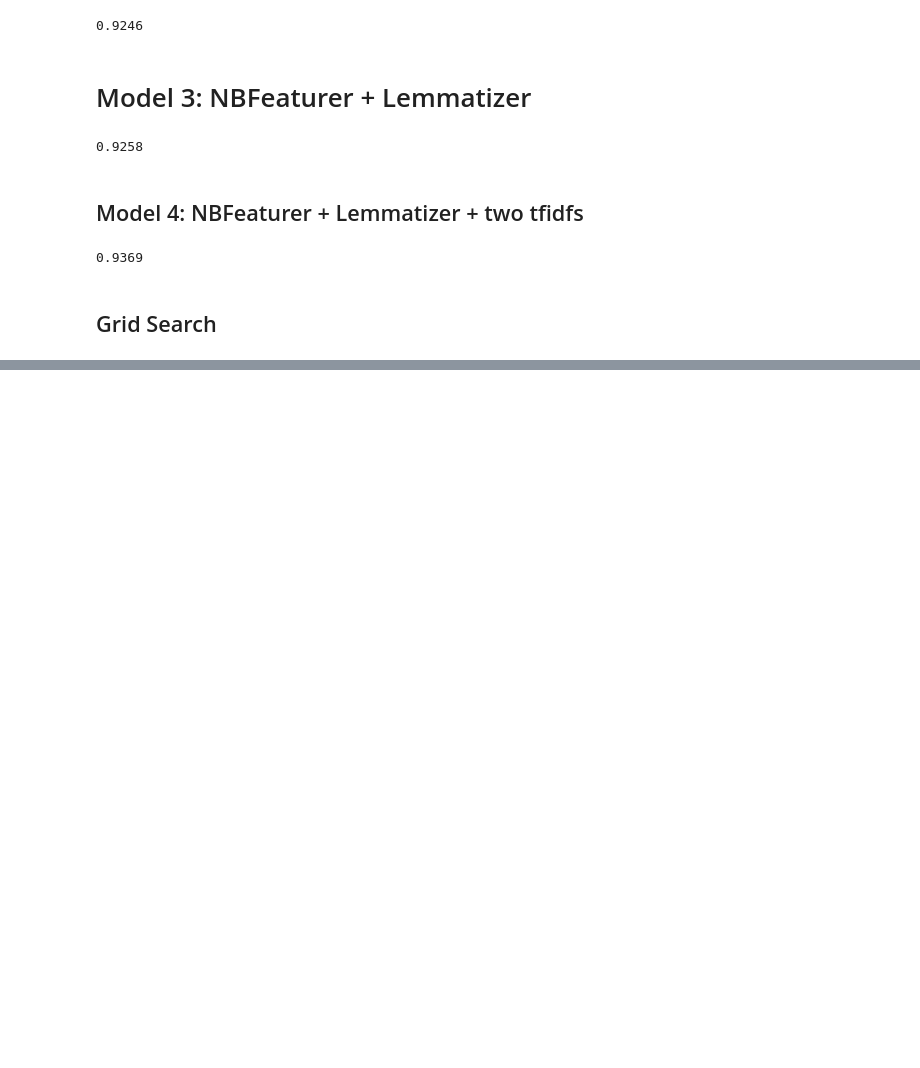
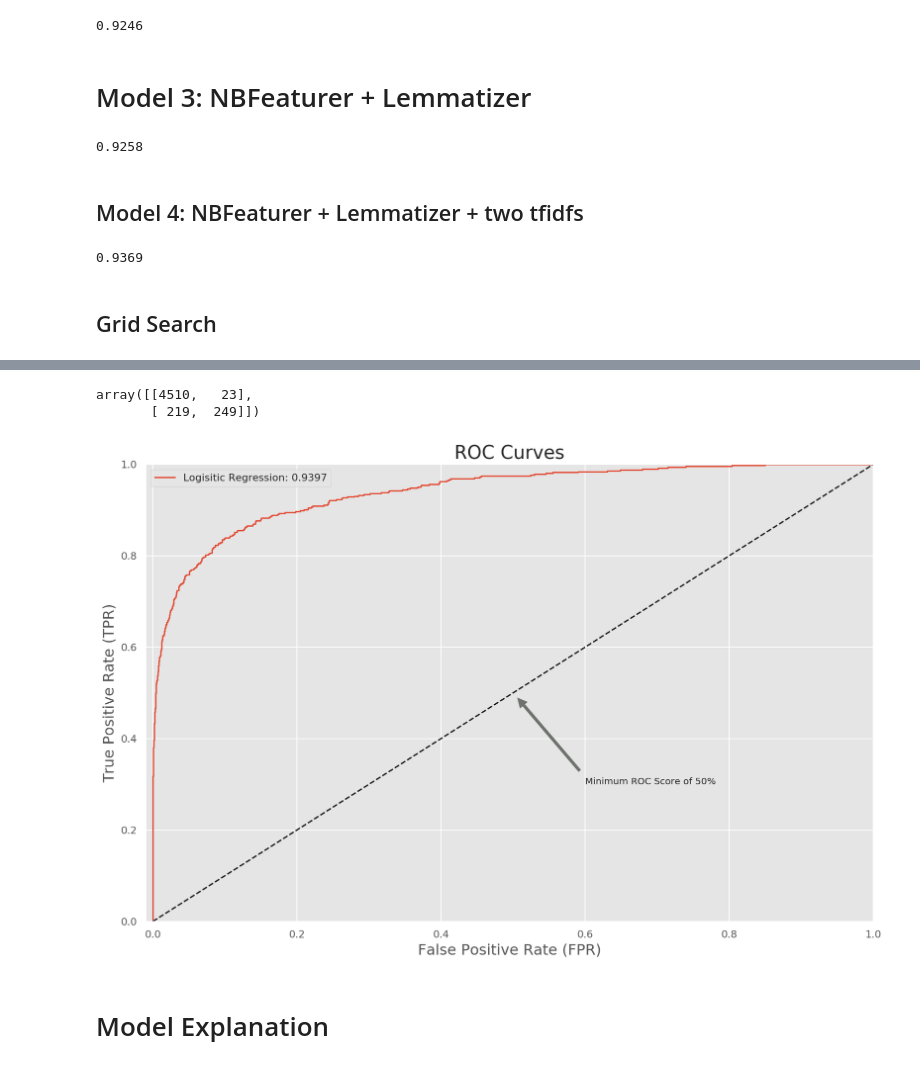
Before and after one commit to bhishanpdl/Project_Toxic_Comments, a Jupyter notebook: notebooks/a03_text_data_modelling_logistic_regression.ipynb, the cells around one changed output, grey strips where cells are left out. Drawn from its saved outputs; the diff is of its cells as text; code cells hidden in the pictures; blank space fills up the shorter version.

Commit message:
added model explanation

```diff
--- a/notebooks/a03_text_data_modelling_logistic_regression.ipynb
+++ b/notebooks/a03_text_data_modelling_logistic_regression.ipynb
@@ -361,10 +379,11 @@ cvs.mean().round(4)
 param_grid = [{
     'wc_tfidfs__tfidf_w__max_features': [2500],
     'wc_tfidfs__tfidf_c__stop_words': [2500, 5000],
-    'lr__C': [3.],
+    'lr__C': [0.01, 0.1, 1.0, 2.0, 3.],
 }]
 
 grid = GridSearchCV(p, cv=cv, n_jobs=n_jobs, param_grid=param_grid, scoring=scoring,
                             return_train_score=False, verbose=0)
 grid.fit(Xtrain, ytrain)
+grid.best_params_
 # %% [output]
@@ -392,8 +397,8 @@ param_grid = [{
     'lr__C': [1., 3., 4.],
 }]
 
-grid = RandomizedSearchCV(p, cv=cv, n_jobs=n_jobs, param_distributions=param_grid[0], n_iter=1,
+grid = RandomizedSearchCV(p, cv=cv, n_jobs=n_jobs, param_distributions=param_grid[0], n_iter=5,
                           scoring=scoring, return_train_score=False, verbose=1)
 grid.fit(Xtrain, ytrain)
-grid.cv_results_
+grid.best_params_
 # %% [output]
@@ -435,0 +443,24 @@ grid.best_params_
+# %%
+Xtest = df_train.loc[5000:10_000, 'comment_text'].to_numpy()
+ytest = df_train.loc[5000:10_000, 'toxic'].to_numpy()
+# %%
+max_features = 2500
+lm = Lemmatizer()
+tfidf_w = TfidfVectorizer(max_features=max_features, analyzer='word')
+tfidf_c = TfidfVectorizer(max_features=max_features, analyzer='char',stop_words=2500)
+lr = LogisticRegression(C=3.0,solver='lbfgs')
+nb = NBFeaturer(1)
+
+p = Pipeline([
+    ('lm', lm),
+    ('wc_tfidfs',
+         FeatureUnion([
+            ('tfidf_w', tfidf_w),
+            ('tfidf_c', tfidf_c),
+         ])
+    ),
+    ('nb', nb),
+    ('lr', lr)
+])
+
+p.fit(Xtrain,ytrain);
@@ -435,0 +502,7 @@ grid.best_params_
+# %%
+from sklearn.metrics import confusion_matrix
+
+confusion_matrix(ytest, ypreds)
+# %% [output]
+array([[4510,   23],
+       [ 219,  249]])
@@ -435,0 +579,17 @@ grid.best_params_
+# %%
+clf_names = ["Logisitic Regression"]
+
+cvpred = cross_val_predict(p, Xtrain, ytrain, cv=5,
+                         method="decision_function")
+
+
+all_cross_val_preds = [cvpred]
+
+all_roc_auc_scores = [roc_auc_score(ytrain, cvpred)
+                    for cvpred in all_cross_val_preds ]
+
+plot_roc_curve(clf_names, all_roc_auc_scores,ytrain)
+# %% [output]
+[figure, added]
+# %% [markdown]
+# Model Explanation
```
Also changed, not shown: parts of 23 cells of this notebook.
